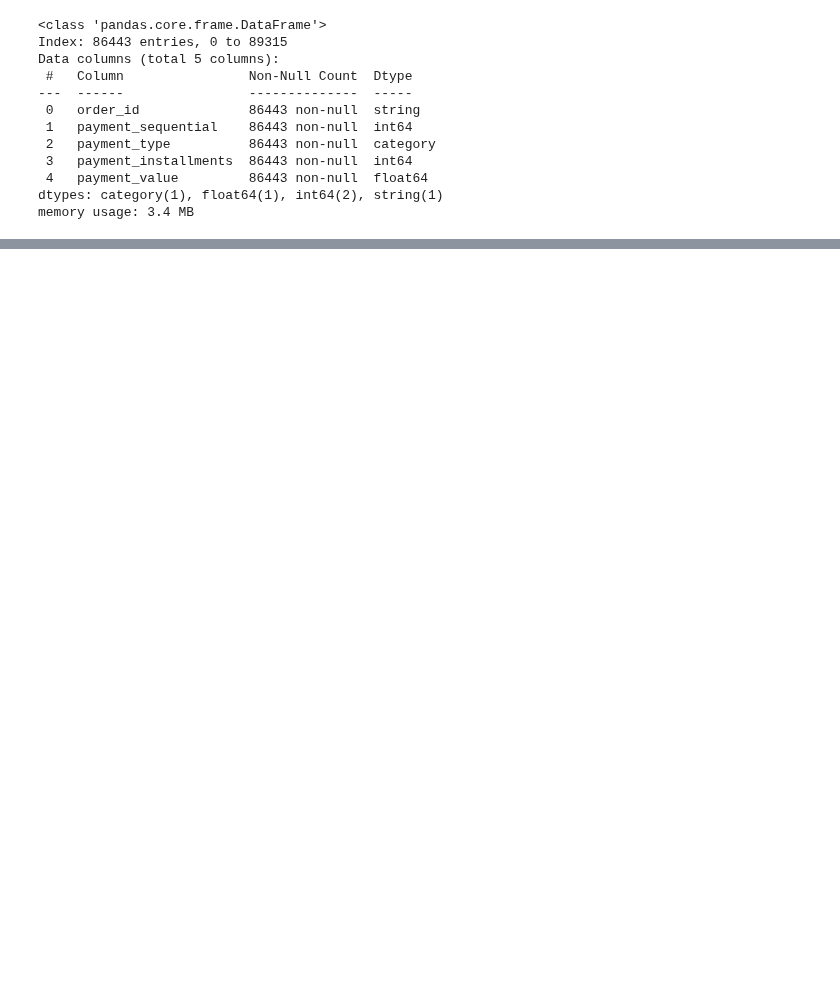
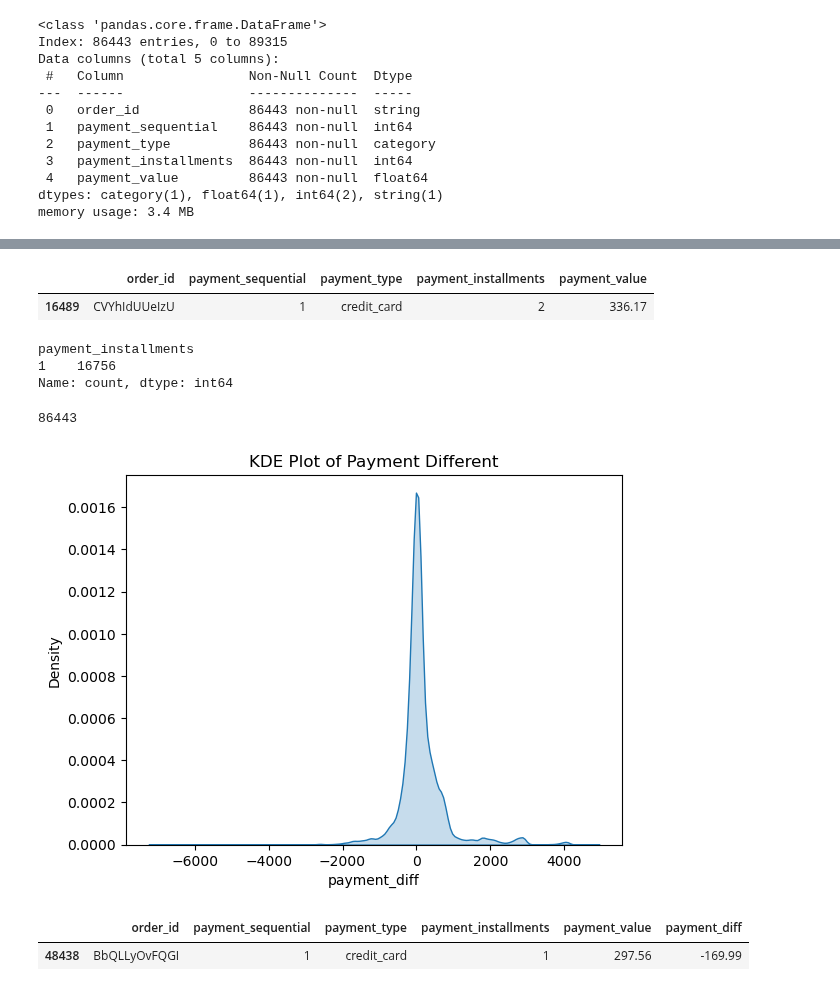
Before and after one commit to JatinY459/ecommerce-data-analysis, a Jupyter notebook: notebooks/02_data_cleaning.ipynb, the cells around one changed output, grey strips where cells are left out. Cells and saved outputs as stored; diff of their text form; code cells hidden in the pictures; blank space fills up the shorter version.

Commit message:
cleaned payments & customers

```diff
--- a/notebooks/02_data_cleaning.ipynb
+++ b/notebooks/02_data_cleaning.ipynb
@@ -657,0 +669,32 @@ memory usage: 3.4 MB
+# %%
+payments.sample()
+# %% [output]
+|  | order_id | payment_sequential | payment_type | payment_installments | payment_value |
+| 16489 | CVYhIdUUeIzU | 1 | credit_card | 2 | 336.17 |
+# %%
+payments[payments['payment_type'] == 'wallet']['payment_installments'].value_counts()
+# %% [output]
+payment_installments
+1    16756
+Name: count, dtype: int64
+# %%
+expected_payment = order_items['price'] + order_items['shipping_charges']
+len(expected_payment)
+# %% [output]
+86443
+# %%
+expected_payment = order_items['price'] + order_items['shipping_charges']
+payments['payment_diff'] = expected_payment - payments['payment_value']
+# %%
+sns.kdeplot(payments['payment_diff'], fill=True)
+plt.title('KDE Plot of Payment Different')
+plt.xlabel('payment_diff')
+plt.ylabel('Density')
+plt.show()
+# %% [output]
+[figure, added]
+# %%
+payments.sample()
+# %% [output]
+|  | order_id | payment_sequential | payment_type | payment_installments | payment_value | payment_diff |
+| 48438 | BbQLLyOvFQGI | 1 | credit_card | 1 | 297.56 | -169.99 |
```
Also changed, not shown: parts of 12 cells of this notebook.
